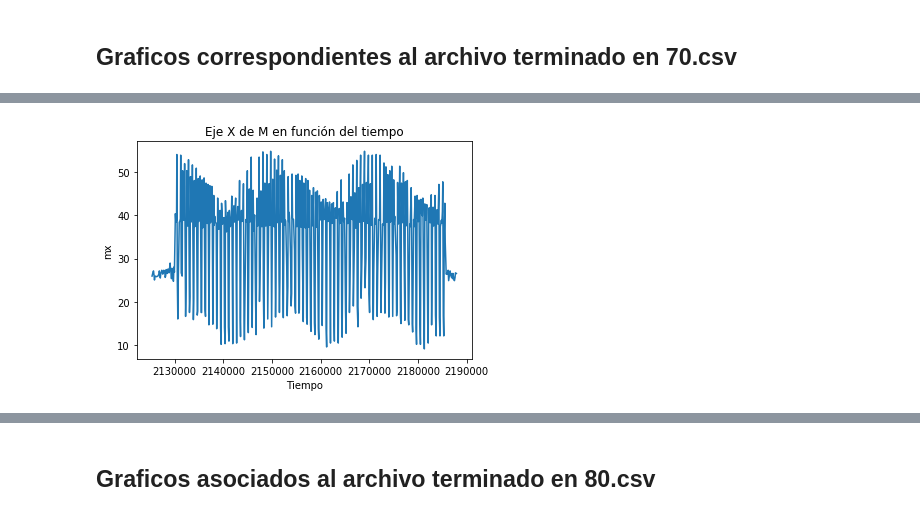
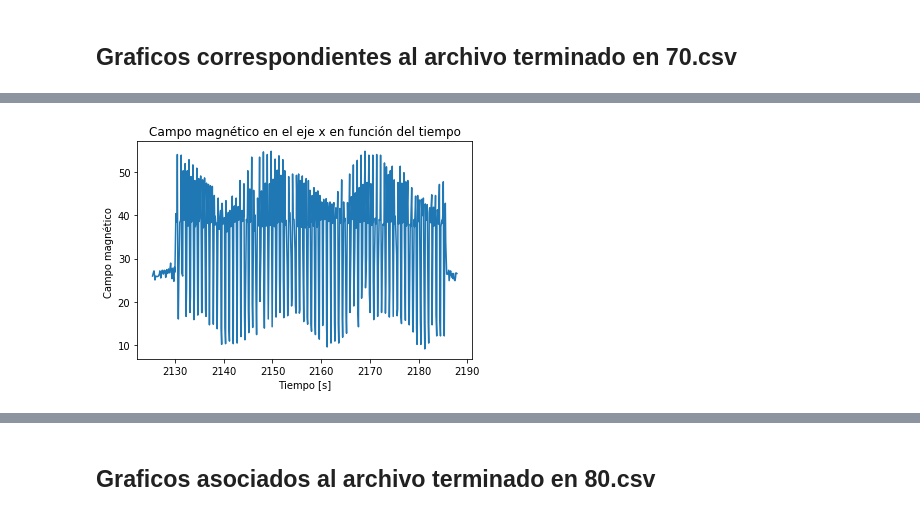
Before and after one commit to Luninni/ExperenciaSatelites, a Jupyter notebook: graficos.ipynb, the cells around one changed output, grey strips where cells are left out. Drawn from its saved outputs; the diff is of its cells as text; code cells hidden in the pictures.

```diff
--- a/graficos.ipynb
+++ b/graficos.ipynb
@@ -403,0 +458,10 @@ archivo.close()
+# %%
+B5=[]
+
+for i in range(len(mx5)):
+      B5.append((mx5[i]**2+my5[i]**2+mz5[i]**2)**(1.0/2))
+plt.plot(time5,B5)
+
+plt.xlabel("Tiempo [s]")
+plt.ylabel("Módulo del campo magnético")
+plt.title("Módulo del campo magnético en función del tiempo")
@@ -465,3 +536,16 @@ while(stringDatos!=""):
     tail36.append(float(dataStr[9]))
     stringDatos=archivo.readline()
 archivo.close()
+# %%
+for i in range(len(time6)):
+    time6[i]/=1000
+# %%
+B6=[]
+
+for i in range(len(mx6)):
+      B6.append((mx6[i]**2+my6[i]**2+mz6[i]**2)**(1.0/2))
+plt.plot(time6,B6)
+
+plt.xlabel("Tiempo [s]")
+plt.ylabel("Módulo del campo magnético")
+plt.title("Módulo del campo magnético en función del tiempo")
@@ -529,3 +620,6 @@ while(stringDatos!=""):
     tail37.append(float(dataStr[9]))
     stringDatos=archivo.readline()
 archivo.close()
+# %%
+for i in range(len(time7)):
+    time7[i]/=1000
@@ -532,10 +639,10 @@ archivo.close()
 # %%
 plt.plot(time7,mx7)
-plt.xlabel("Tiempo")
-plt.ylabel("mx")
-plt.title("Eje X de M en función del tiempo")
+plt.xlabel("Tiempo [s]")
+plt.ylabel("Campo magnético ")
+plt.title("Campo magnético en el eje x en función del tiempo")
 plt.show()
 # %% [output]
-[figure, old version]
+[figure, new version]
 # %%
 plt.plot(time7,my7)
```
Also changed, not shown: parts of 56 cells of this notebook.
